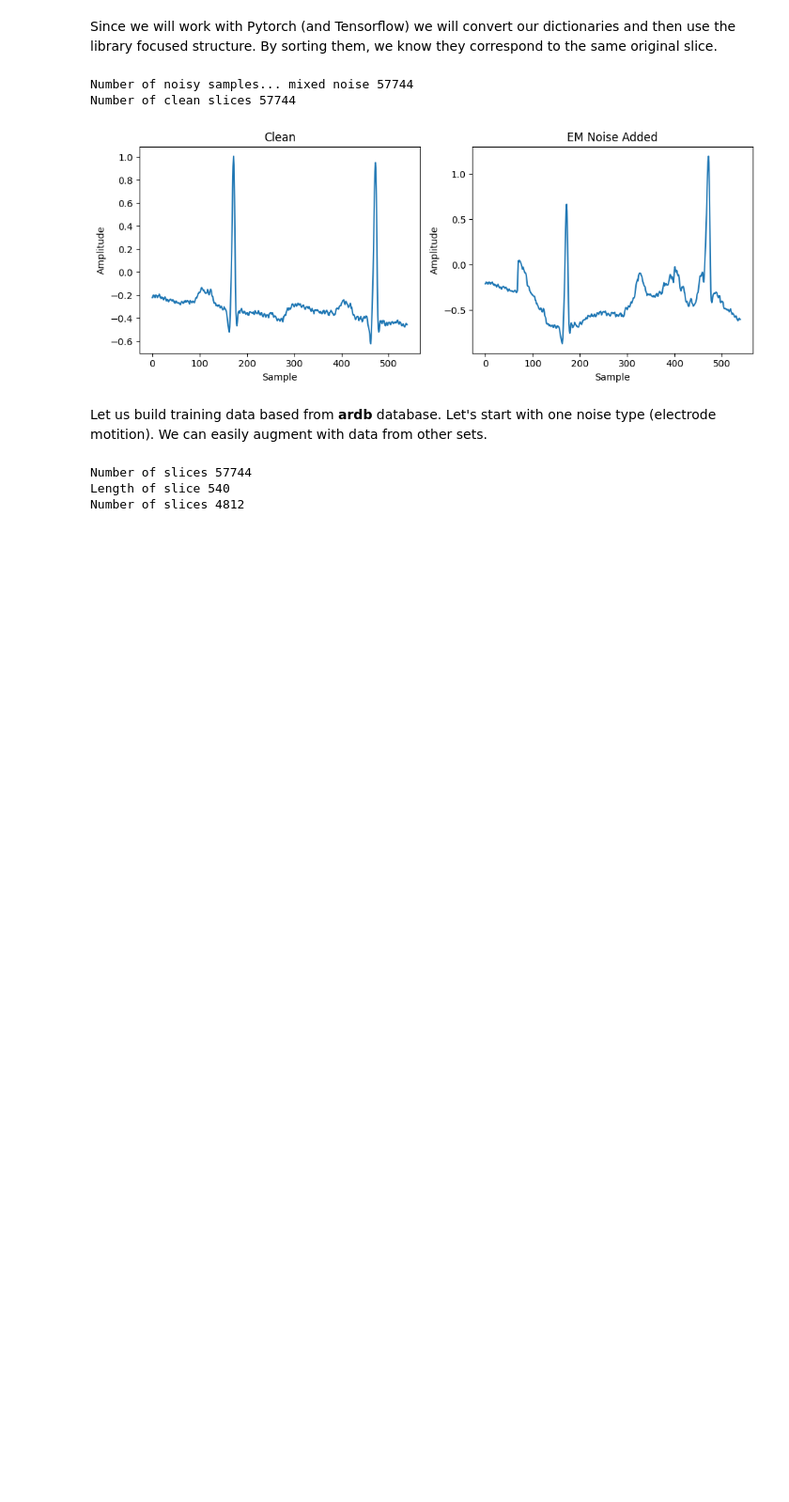
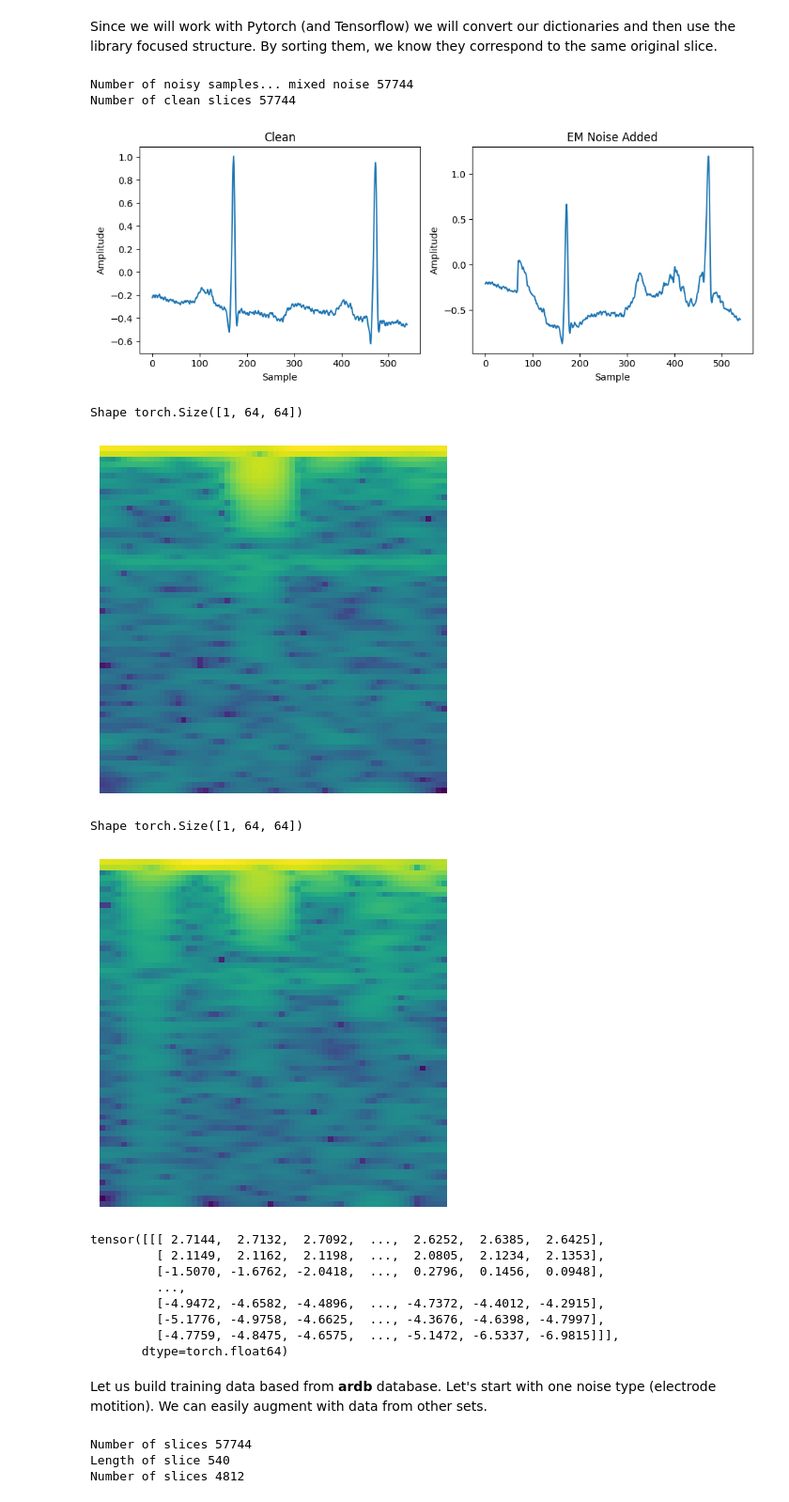
Before and after one commit to piedeboer96/ECG-Signal-Denoising, a Jupyter notebook: ecg_build_datasets.ipynb, the cells around one changed output. Shown: that part at 94% size. Drawn from its saved outputs; the diff is of its cells as text; code cells hidden in the pictures; blank space fills up the shorter version.

Commit message:
crazy cleanup

```diff
--- a/ecg_build_datasets.ipynb
+++ b/ecg_build_datasets.ipynb
@@ -472,6 +458,36 @@ plot_multiple_timeseries([clean_slices_flat[1000],noisy_slices_em_SNR_5_flat[100
 Number of noisy samples... mixed noise 57744
 Number of clean slices 57744
 [figure]
+# %%
+n_fft = 126
+hop_length = 8
+sampto = (62*8) + 8
+
+i=10
+
+ecg_clean =  torch.tensor(clean_slices_flat[i][:sampto])
+ecg_noisy_EM = torch.tensor(noisy_slices_em_SNR_5_flat[i][:sampto])
+
+spec_clean = ecg_to_spectrogram_log(ecg_clean, n_fft, hop_length)
+spec_noisy_EM = ecg_to_spectrogram_log(ecg_noisy_EM, n_fft, hop_length)
+
+visualize_tensor(spec_clean)
+visualize_tensor(spec_noisy_EM)
+
+recon_noisy =
+# %% [output]
+Shape torch.Size([1, 64, 64])
+[figure, added]
+Shape torch.Size([1, 64, 64])
+[figure, added]
+tensor([[[ 2.7144,  2.7132,  2.7092,  ...,  2.6252,  2.6385,  2.6425],
+         [ 2.1149,  2.1162,  2.1198,  ...,  2.0805,  2.1234,  2.1353],
+         [-1.5070, -1.6762, -2.0418,  ...,  0.2796,  0.1456,  0.0948],
+         ...,
+         [-4.9472, -4.6582, -4.4896,  ..., -4.7372, -4.4012, -4.2915],
+         [-5.1776, -4.9758, -4.6625,  ..., -4.3676, -4.6398, -4.7997],
+         [-4.7759, -4.8475, -4.6575,  ..., -5.1472, -6.5337, -6.9815]]],
+       dtype=torch.float64)
 # %% [markdown]
 Let us build training data based from **ardb** database. Let's start with one noise type (electrode motition). We can easily augment with data from other sets.
 # %%
```
Also changed, not shown: parts of 11 cells of this notebook, 9 other files.
